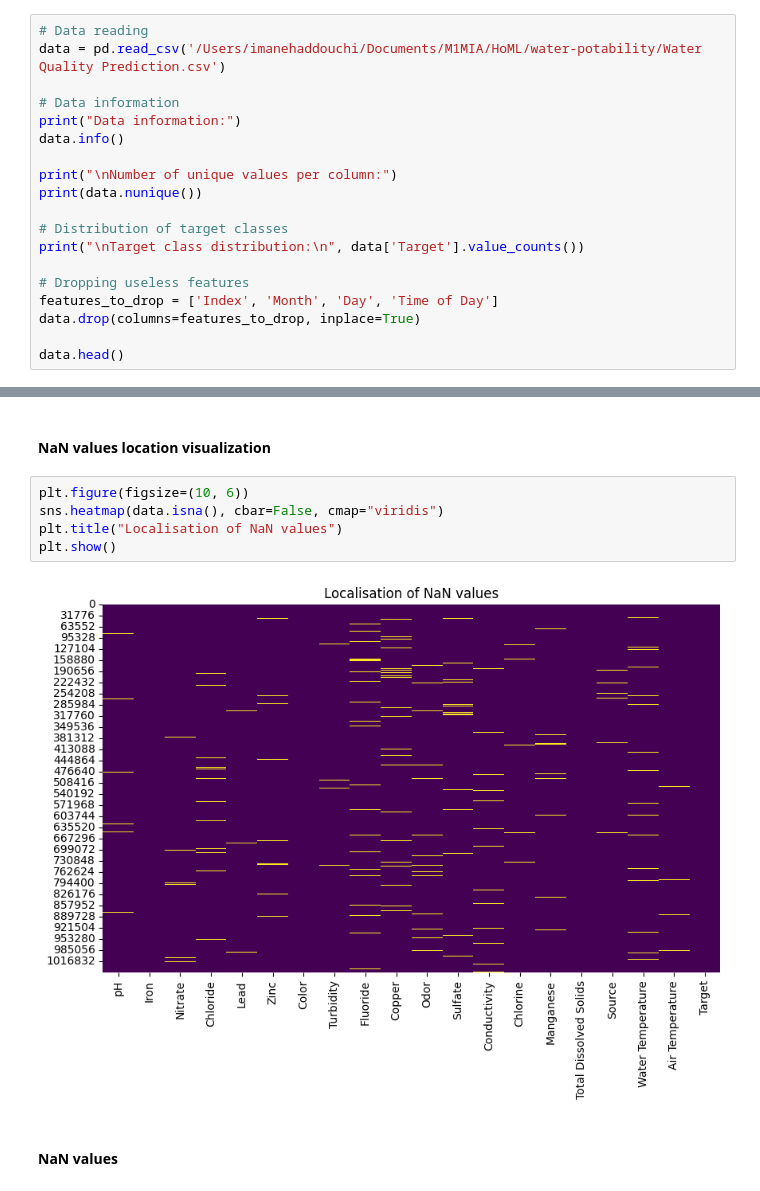
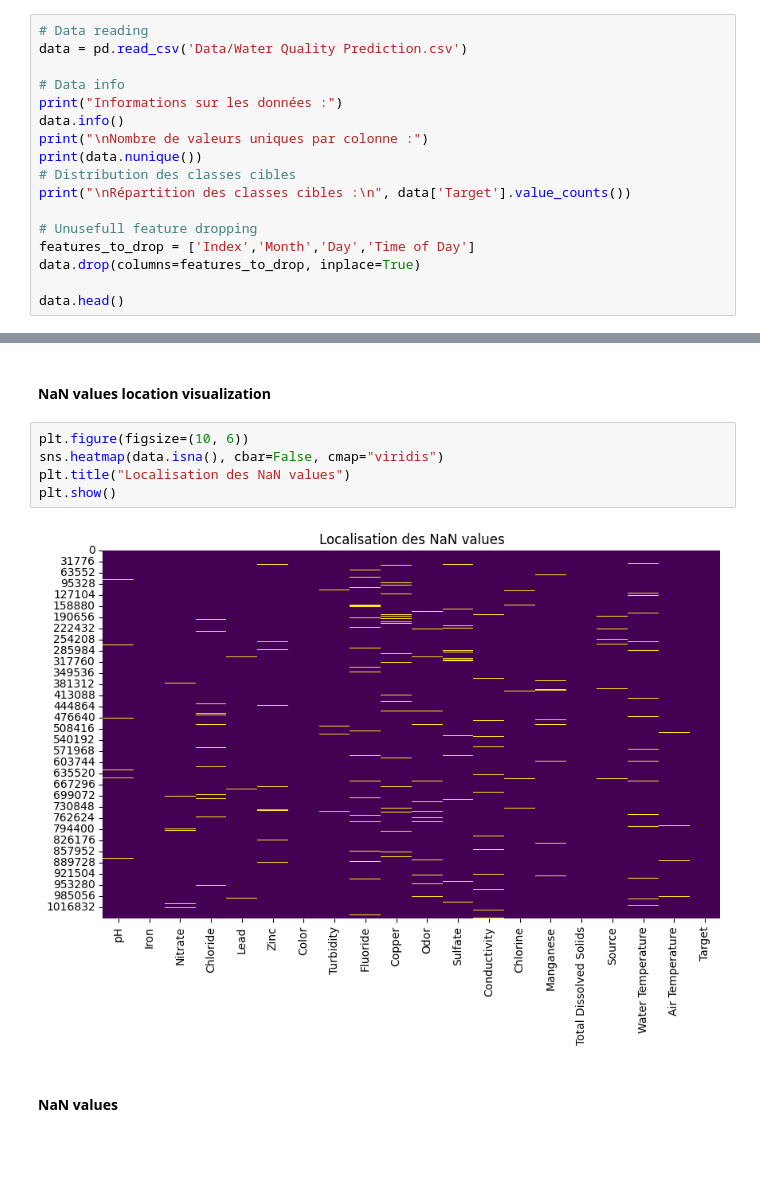
Before and after one commit to manonb42/water-potability, a Jupyter notebook: Code.ipynb, the cells around one changed output, grey strips where cells are left out. Saved outputs shown, nothing was run; the diff lists cells and outputs as text; blank space fills up the shorter version.

```diff
--- a/Code.ipynb
+++ b/Code.ipynb
@@ -25,20 +25,18 @@ from joblib import Parallel, delayed
 ##### Data exploration : getting info from the data, dropping unusefull features
 # %%
 # Data reading
-data = pd.read_csv('/Users/imanehaddouchi/Documents/M1MIA/HoML/water-potability/Water Quality Prediction.csv')
+data = pd.read_csv('Data/Water Quality Prediction.csv')
 
-# Data information
-print("Data information:")
+# Data info
+print("Informations sur les données :")
 data.info()
+print("\nNombre de valeurs uniques par colonne :")
+print(data.nunique())
+# Distribution des classes cibles
+print("\nRépartition des classes cibles :\n", data['Target'].value_counts())
 
-print("\nNumber of unique values per column:")
-print(data.nunique())
-
-# Distribution of target classes
-print("\nTarget class distribution:\n", data['Target'].value_counts())
-
-# Dropping useless features
-features_to_drop = ['Index', 'Month', 'Day', 'Time of Day']
+# Unusefull feature dropping
+features_to_drop = ['Index','Month','Day','Time of Day']
 data.drop(columns=features_to_drop, inplace=True)
 
 data.head()
@@ -71,10 +69,10 @@ Name: count, dtype: int64
 # %%
 plt.figure(figsize=(10, 6))
 sns.heatmap(data.isna(), cbar=False, cmap="viridis")
-plt.title("Localisation of NaN values")
+plt.title("Localisation des NaN values")
 plt.show()
 # %% [output]
-[figure, old version]
+[figure, new version]
 # %% [markdown]
 #### NaN values
 # %%
```
Also changed, not shown: parts of 11 cells of this notebook.
